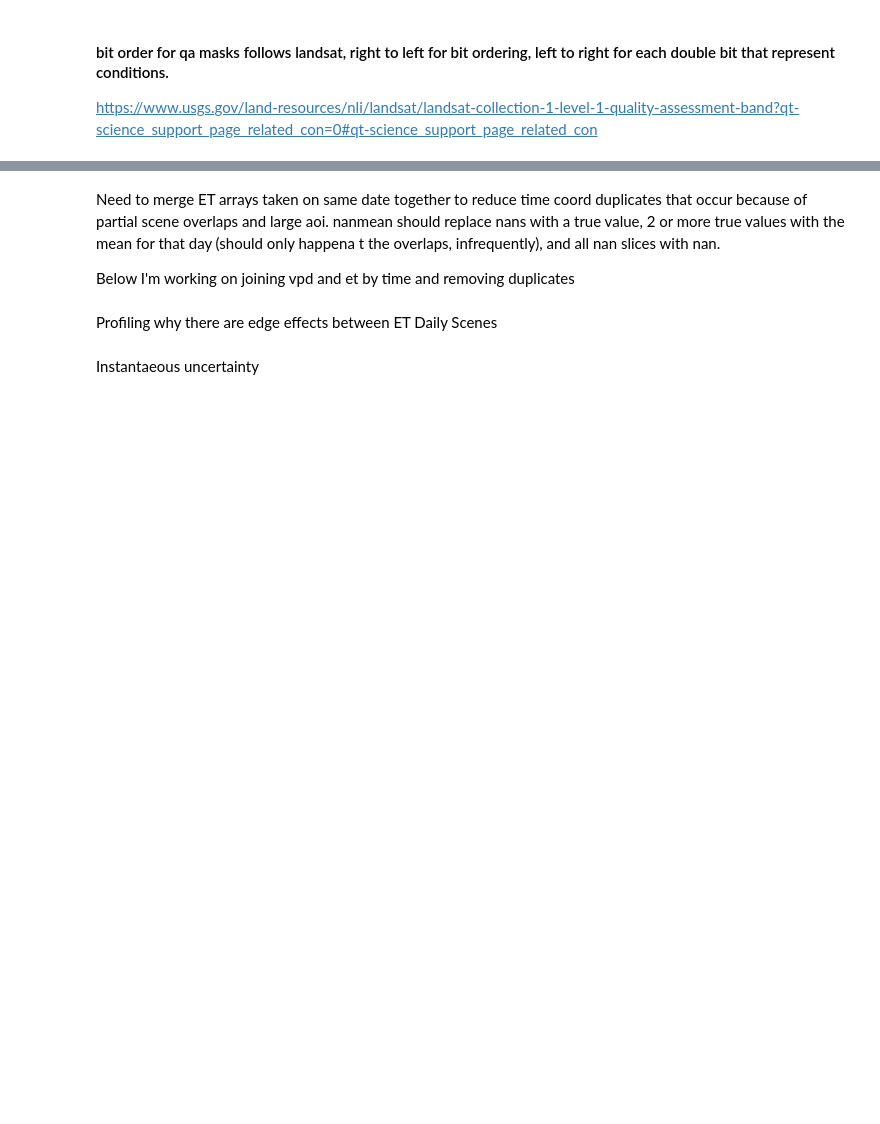
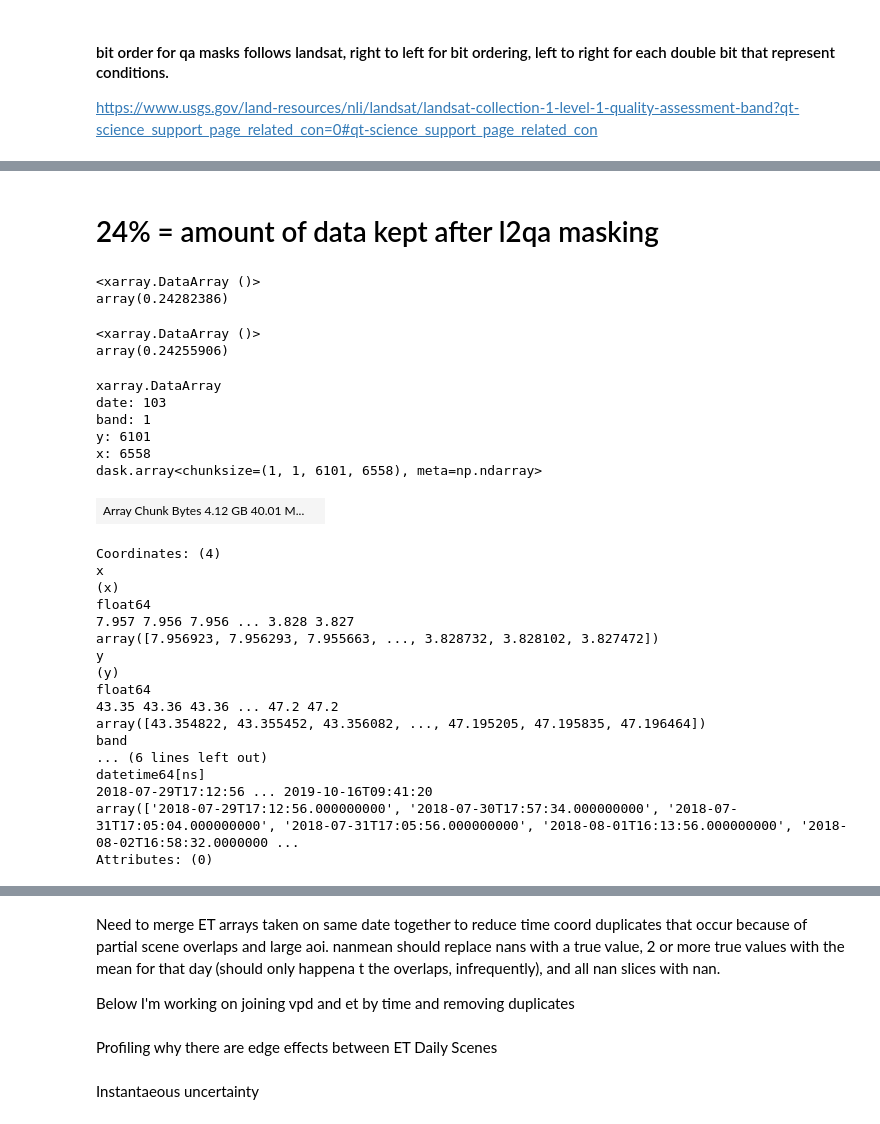
Before and after one commit to ecohydro/rhone-ecostress, a Jupyter notebook: notebooks/ECOSTRESS_Stacking.ipynb, the cells around one changed output, grey strips where cells are left out. Cells and saved outputs as stored; diff of their text form; code cells hidden in the pictures; blank space fills up the shorter version.

```diff
--- a/notebooks/ECOSTRESS_Stacking.ipynb
+++ b/notebooks/ECOSTRESS_Stacking.ipynb
@@ -152,0 +148,19 @@ Attributes:
+# %% [markdown]
+ # 24% = amount of data kept after l2qa masking
+# %%
+nonnan_count_without_masking = (etinst_tseries != -1.0e13).sum()
+
+nomask_count = nonnan_count_without_masking.compute()
+
+l2qa_mask = l2qa_tseries.isin(ints_to_keep)
+
+etinst_l2qamasked = xa.ufuncs.logical_and(l2qa_mask, (etinst_tseries != -1.0e13))
+
+nonnan_count_with_masking = etinst_l2qamasked.sum()
+
+l2qa_masked_count = nonnan_count_with_masking.compute()
+
+l2qa_masked_count/nomask_count
+# %% [output]
+<xarray.DataArray ()>
+array(0.24282386)
@@ -152,0 +171,38 @@ Attributes:
+# %%
+etinst_l2allmask = xa.ufuncs.logical_and(l2cloud_mask, etinst_l2qamasked)
+
+nonnan_count_with_masking = etinst_l2allmask.sum()
+
+l2qacloud_masked_count = nonnan_count_with_masking.compute()
+
+l2qacloud_masked_count/nomask_count
+# %% [output]
+<xarray.DataArray ()>
+array(0.24255906)
+# %%
+etinst_l2allmask
+# %% [output]
+xarray.DataArray
+date: 103
+band: 1
+y: 6101
+x: 6558
+dask.array<chunksize=(1, 1, 6101, 6558), meta=np.ndarray>
+| Array Chunk Bytes 4.12 GB 40.01 M... |  |
+Coordinates: (4)
+x
+(x)
+float64
+7.957 7.956 7.956 ... 3.828 3.827
+array([7.956923, 7.956293, 7.955663, ..., 3.828732, 3.828102, 3.827472])
+y
+(y)
+float64
+43.35 43.36 43.36 ... 47.2 47.2
+array([43.354822, 43.355452, 43.356082, ..., 47.195205, 47.195835, 47.196464])
+band
+... (6 lines left out)
+datetime64[ns]
+2018-07-29T17:12:56 ... 2019-10-16T09:41:20
+array(['2018-07-29T17:12:56.000000000', '2018-07-30T17:57:34.000000000', '2018-07-31T17:05:04.000000000', '2018-07-31T17:05:56.000000000', '2018-08-01T16:13:56.000000000', '2018-08-02T16:58:32.0000000 ...
+Attributes: (0)
```
Also changed, not shown: parts of 22 cells of this notebook, 2 other files.
